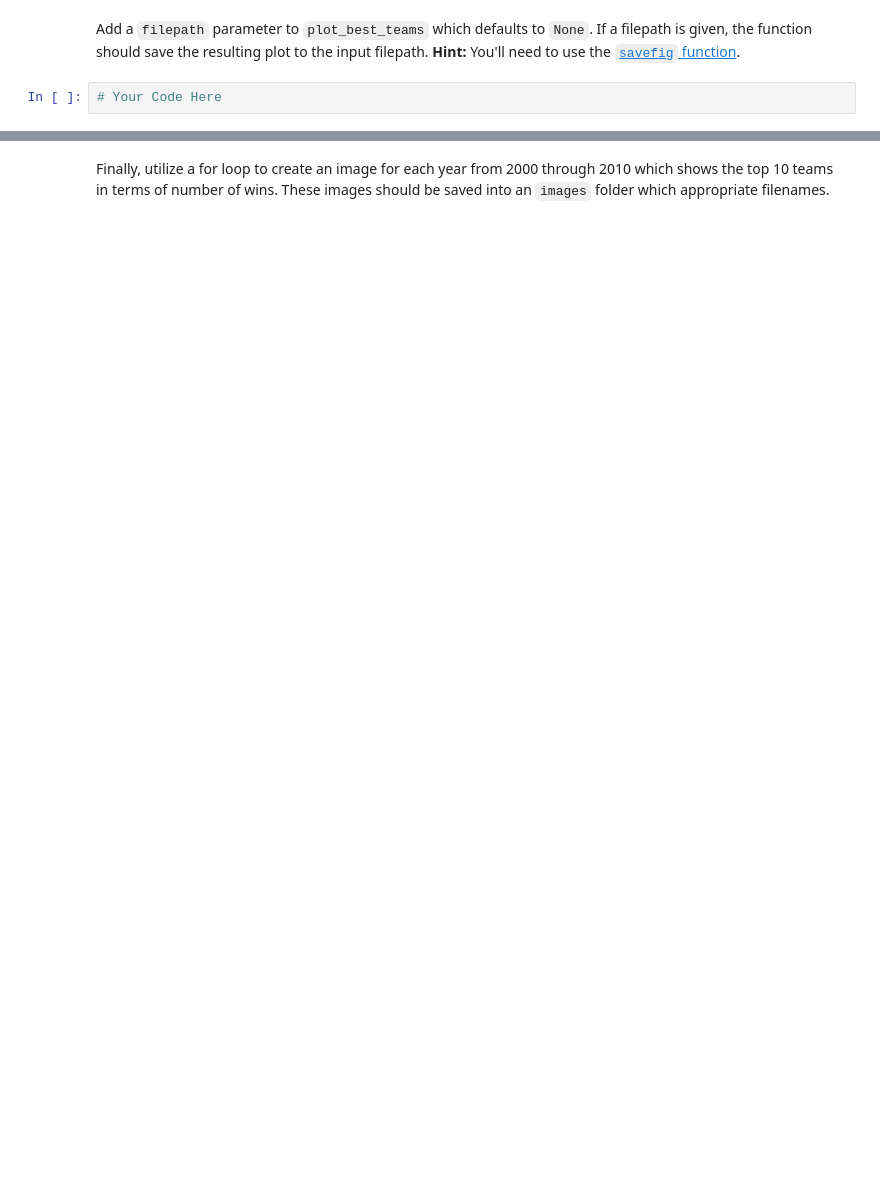
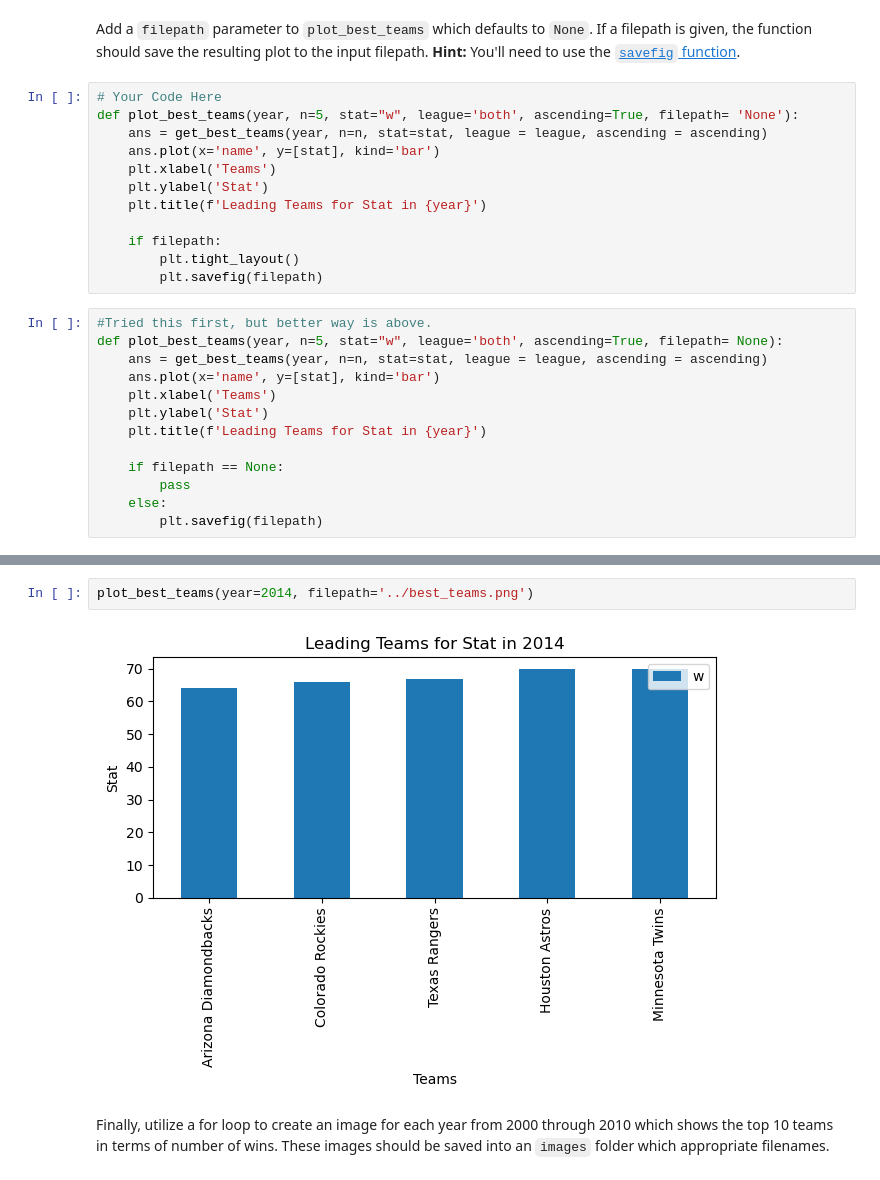
Before and after one commit to NSS-Data-Analytics-Cohort-11/loops-functions-practice-McNuttJ, a Jupyter notebook: notebooks/Loops_and_Functions_Practice.ipynb, the cells around one changed output, grey strips where cells are left out. Saved outputs shown, nothing was run; the diff lists cells and outputs as text; blank space fills up the shorter version.

```diff
--- a/notebooks/Loops_and_Functions_Practice.ipynb
+++ b/notebooks/Loops_and_Functions_Practice.ipynb
@@ -286,3 +311,26 @@ Make sure that your plot has a title and is labeled.
 Add a `filepath` parameter to `plot_best_teams` which defaults to `None`. If a filepath is given, the function should save the resulting plot to the input filepath. **Hint:** You'll need to use the [`savefig` function](https://matplotlib.org/stable/api/_as_gen/matplotlib.pyplot.savefig.html).
 # %%
 # Your Code Here
+def plot_best_teams(year, n=5, stat="w", league='both', ascending=True, filepath= 'None'):
+    ans = get_best_teams(year, n=n, stat=stat, league = league, ascending = ascending)
+    ans.plot(x='name', y=[stat], kind='bar')
+    plt.xlabel('Teams')
+    plt.ylabel('Stat')
+    plt.title(f'Leading Teams for Stat in {year}')
+
+    if filepath:
+        plt.tight_layout()
+        plt.savefig(filepath)
+# %%
+#Tried this first, but better way is above.
+def plot_best_teams(year, n=5, stat="w", league='both', ascending=True, filepath= None):
+    ans = get_best_teams(year, n=n, stat=stat, league = league, ascending = ascending)
+    ans.plot(x='name', y=[stat], kind='bar')
+    plt.xlabel('Teams')
+    plt.ylabel('Stat')
+    plt.title(f'Leading Teams for Stat in {year}')
+
+    if filepath == None:
+        pass
+    else:
+        plt.savefig(filepath)
@@ -289,3 +342,7 @@ Add a `filepath` parameter to `plot_best_teams` which defaults to `None`. If a f
+# %%
+plot_best_teams(year=2014, filepath='../best_teams.png')
+# %% [output]
+[figure, added]
 # %% [markdown]
 Finally, utilize a for loop to create an image for each year from 2000 through 2010 which shows the top 10 teams in terms of number of wins. These images should be saved into an `images` folder which appropriate filenames.
 # %%
```
Also changed, not shown: parts of 10 cells of this notebook, 1 other file.
